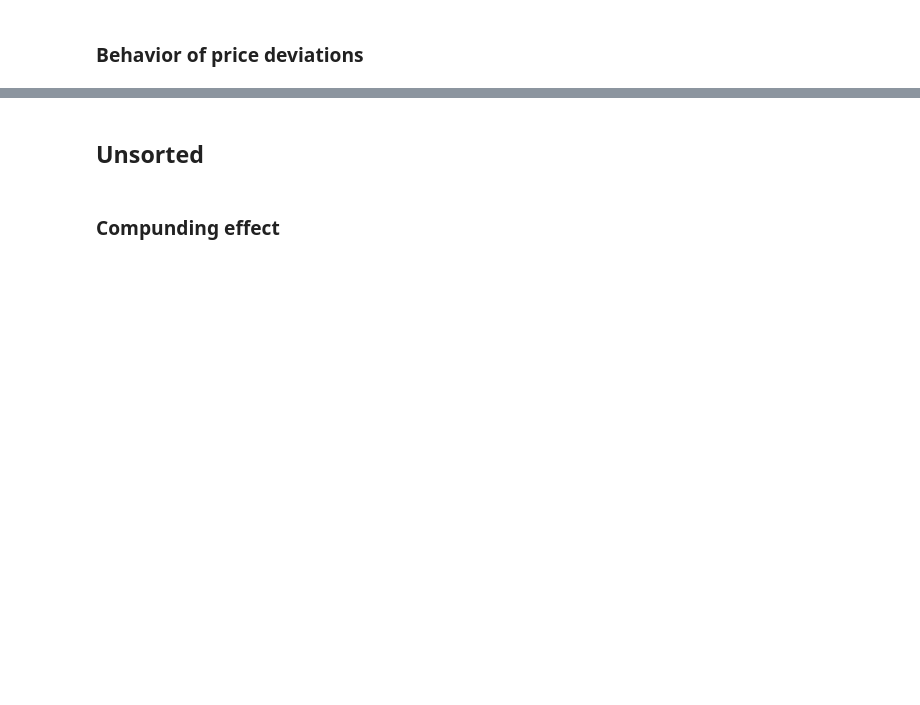
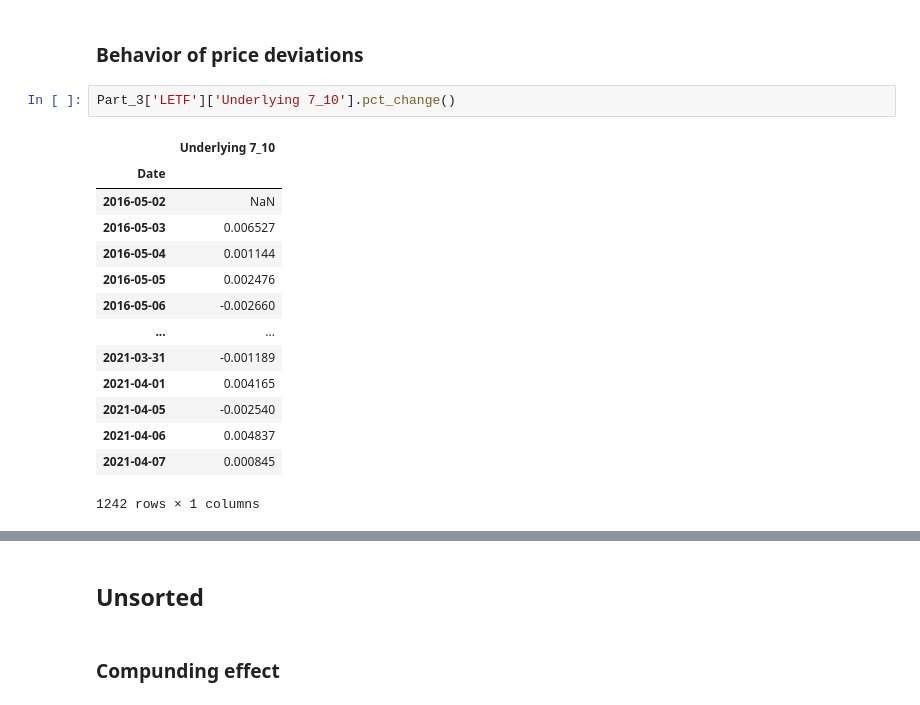
Before and after one commit to Bagirov-lab/AMP, a Jupyter notebook: AMP.ipynb, the cells around one changed output, grey strips where cells are left out. Saved outputs shown, nothing was run; the diff lists cells and outputs as text; blank space fills up the shorter version.

```diff
--- a/AMP.ipynb
+++ b/AMP.ipynb
@@ -589,3 +593,20 @@ display(Part_3['App_15_2'])
 | Kurtosis | 131.451861 | 53.704388 | 154.052899 | 67.076241 | 61.584875 | 155.558198 | 198.639621 | 27.919815 | 58.648707 | 36.130689 | 33.715179 | ... |
 # %% [markdown]
 ### Behavior of price deviations
+# %%
+Part_3['LETF']['Underlying 7_10'].pct_change()
+# %% [output]
+|  | Underlying 7_10 |
+| Date |  |
+| 2016-05-02 | NaN |
+| 2016-05-03 | 0.006527 |
+| 2016-05-04 | 0.001144 |
+| 2016-05-05 | 0.002476 |
+| 2016-05-06 | -0.002660 |
+| ... | ... |
+| 2021-03-31 | -0.001189 |
+| 2021-04-01 | 0.004165 |
+| 2021-04-05 | -0.002540 |
+| 2021-04-06 | 0.004837 |
+| 2021-04-07 | 0.000845 |
+1242 rows × 1 columns
```
Also changed, not shown: parts of 11 cells of this notebook, 12 other files.
